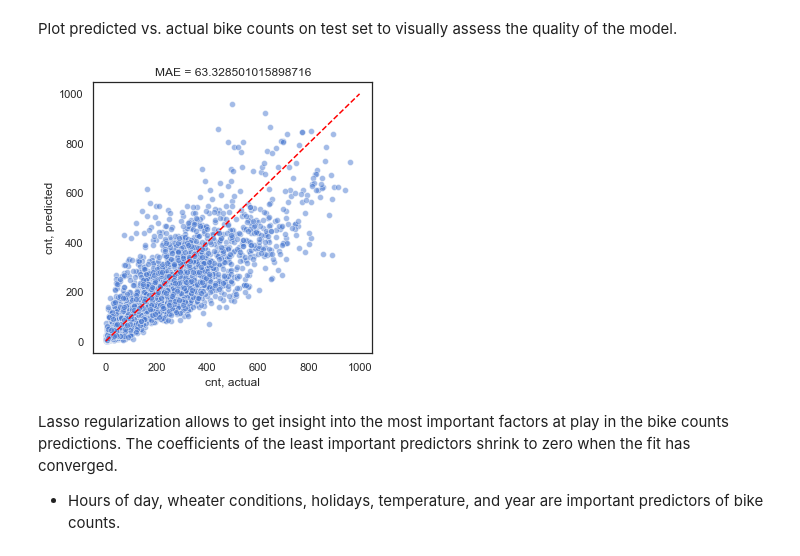
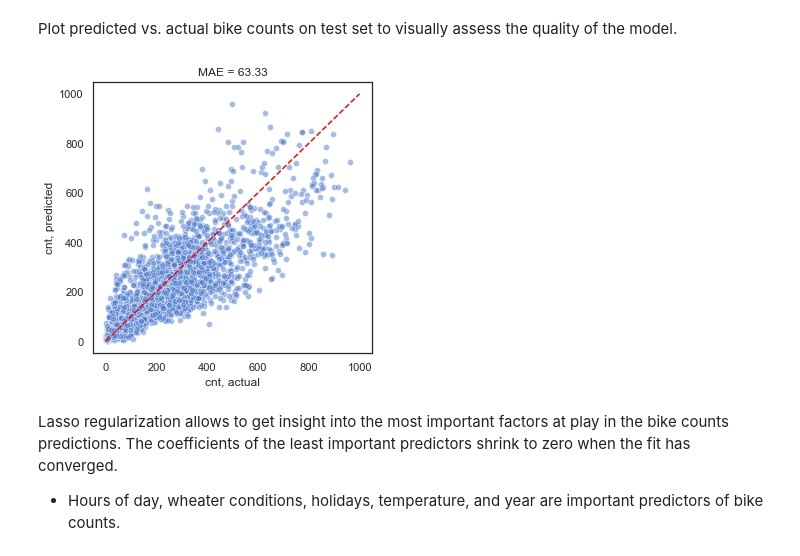
Before and after one commit to melville87/predictive_modeling_task, a Jupyter notebook: bike_counts_model.ipynb, the cells around one changed output. Saved outputs shown, nothing was run; the diff lists cells and outputs as text; code cells hidden in the pictures.

```diff
--- a/bike_counts_model.ipynb
+++ b/bike_counts_model.ipynb
@@ -605,19 +605,19 @@ Plot predicted vs. actual bike counts on test set to visually assess the quality
 # %%
 # merge predicted and actual counts into data frame
 data = np.concatenate((y_pred_lasso.reshape(-1,1), y_test.values.reshape(-1, 1)), axis=1)
 data = pd.DataFrame(data, columns=['cnt_pred', 'cnt_test'])
-mae_value = mae(y_test, y_pred_lasso)
+mae_value = mae(y_test, y_pred_lasso).round(2)
 
 # plot predicted vs. actual counts
 fig, ax = plt.subplots(1, 1, figsize=(5, 5))
 plt.subplot(111)
 ax = sns.scatterplot(x='cnt_test', y='cnt_pred', data=data, alpha=0.5)
 ax = ax.set(xlabel='cnt, actual', ylabel='cnt, predicted', title='MAE = ' + str(mae_value))
 # plot diagonal line
 x_diag, y_diag = np.arange(1000), np.arange(1000)
 ax = plt.plot(x_diag, y_diag, c='r', ls='--')
 # %% [output]
-[figure, old version]
+[figure, new version]
 # %% [markdown]
 Lasso regularization allows to get insight into the most important factors at play in the bike counts predictions. The coefficients of the least important predictors shrink to zero when the fit has converged. <br>
 * Hours of day, wheater conditions, holidays, temperature, and year are important predictors of bike counts.
```
Also changed, not shown: parts of 19 cells of this notebook.
